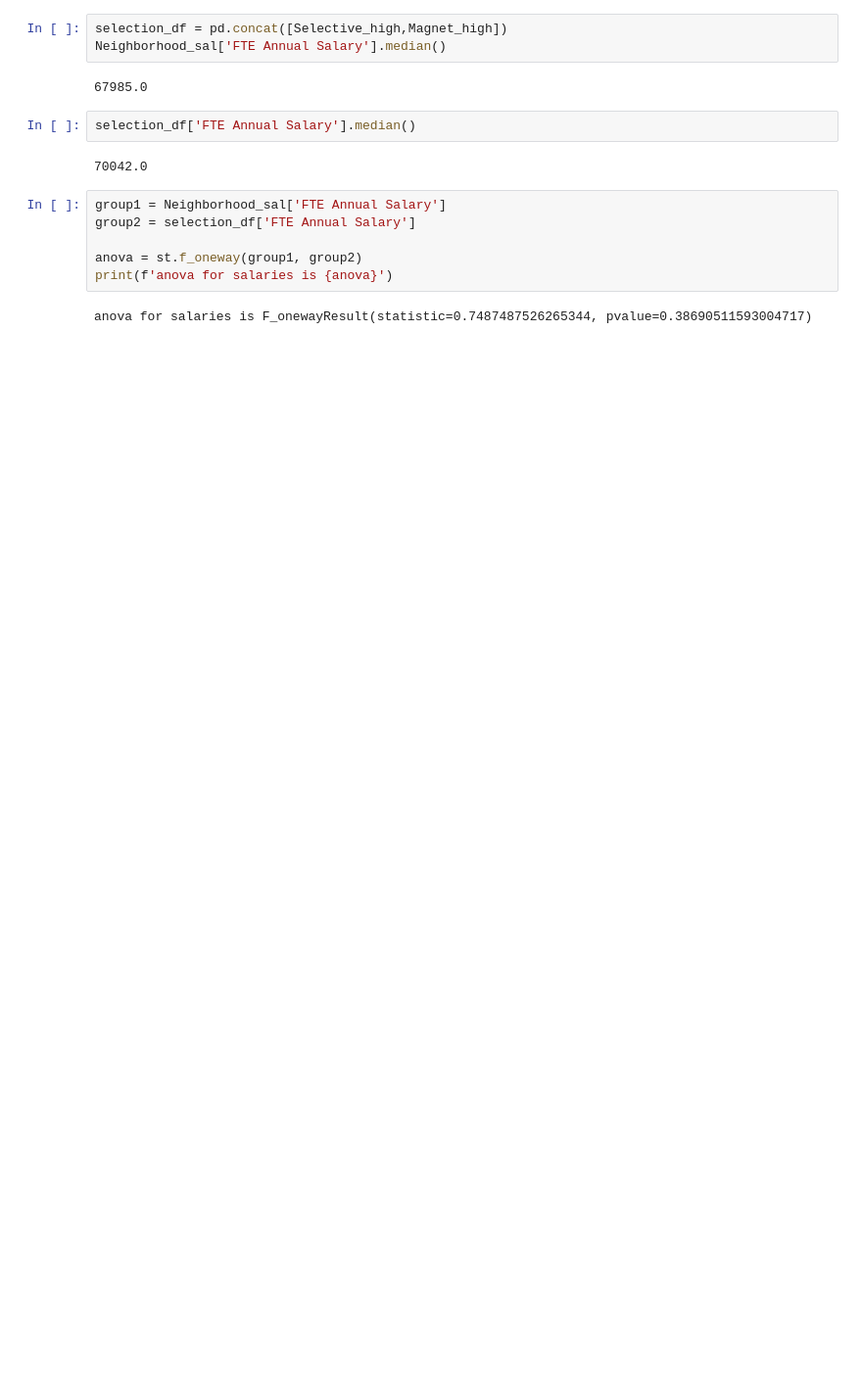
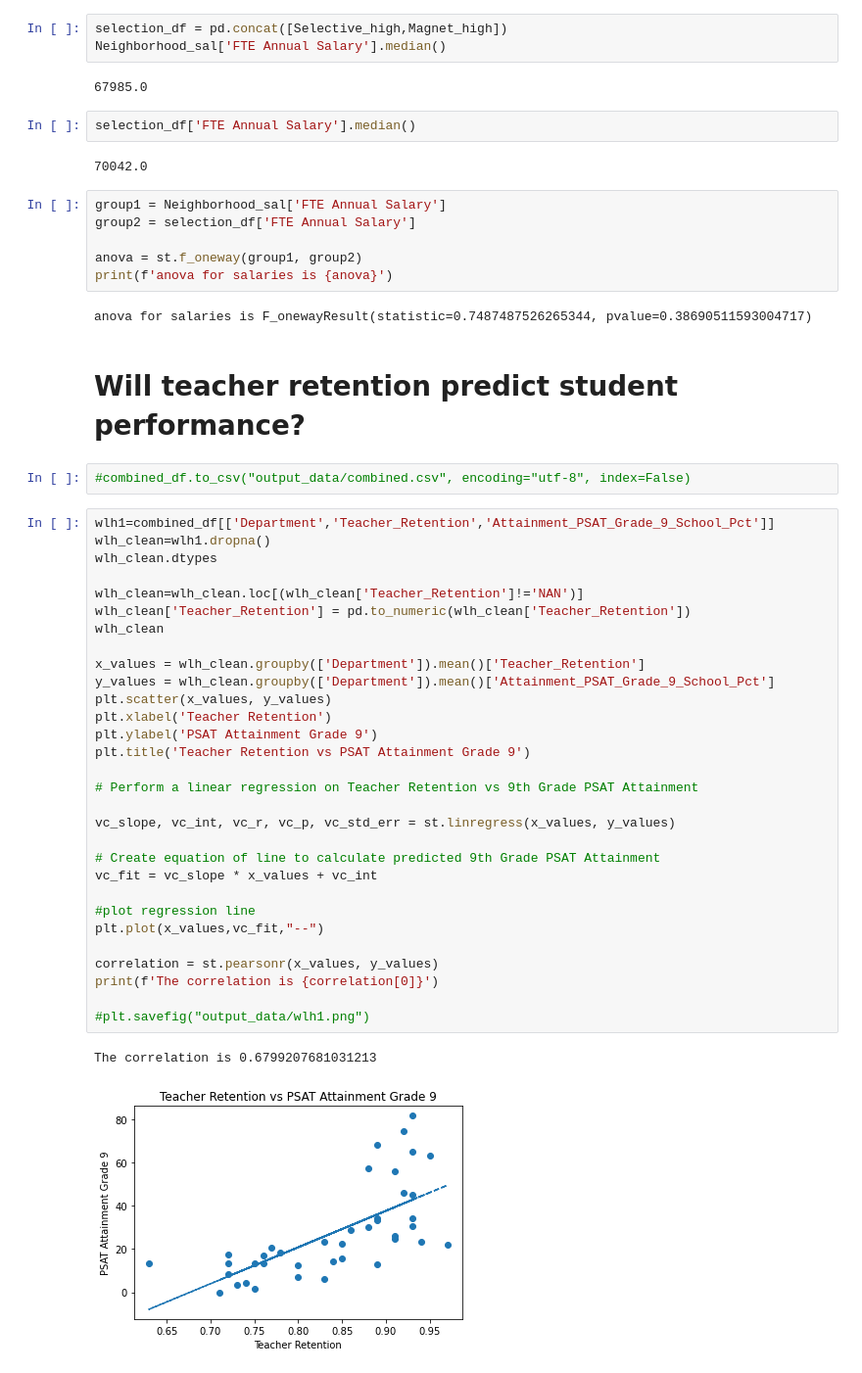
Before and after one commit to RiverJAM/CPS_Data_Analysis, a Jupyter notebook: Playing with Pies-Copy1.ipynb, the cells around one changed output. Shown at 98% size. Saved outputs shown, nothing was run; the diff lists cells and outputs as text; blank space fills up the shorter version.

Commit message:
combined code

```diff
--- a/Playing with Pies-Copy1.ipynb
+++ b/Playing with Pies-Copy1.ipynb
@@ -440,3 +470,40 @@ anova = st.f_oneway(group1, group2)
 print(f'anova for salaries is {anova}')
 # %% [output]
 anova for salaries is F_onewayResult(statistic=0.7487487526265344, pvalue=0.38690511593004717)
+# %% [markdown]
+# Will teacher retention predict student performance?
+# %%
+#combined_df.to_csv("output_data/combined.csv", encoding="utf-8", index=False)
+# %%
+wlh1=combined_df[['Department','Teacher_Retention','Attainment_PSAT_Grade_9_School_Pct']]
+wlh_clean=wlh1.dropna()
+wlh_clean.dtypes
+
+wlh_clean=wlh_clean.loc[(wlh_clean['Teacher_Retention']!='NAN')]
+wlh_clean['Teacher_Retention'] = pd.to_numeric(wlh_clean['Teacher_Retention'])
+wlh_clean
+
+x_values = wlh_clean.groupby(['Department']).mean()['Teacher_Retention']
+y_values = wlh_clean.groupby(['Department']).mean()['Attainment_PSAT_Grade_9_School_Pct']
+plt.scatter(x_values, y_values)
+plt.xlabel('Teacher Retention')
+plt.ylabel('PSAT Attainment Grade 9')
+plt.title('Teacher Retention vs PSAT Attainment Grade 9')
+
+# Perform a linear regression on Teacher Retention vs 9th Grade PSAT Attainment
+
+vc_slope, vc_int, vc_r, vc_p, vc_std_err = st.linregress(x_values, y_values)
+
+# Create equation of line to calculate predicted 9th Grade PSAT Attainment
+vc_fit = vc_slope * x_values + vc_int
+
+#plot regression line
+plt.plot(x_values,vc_fit,"--")
+
+correlation = st.pearsonr(x_values, y_values)
+print(f'The correlation is {correlation[0]}')
+
+#plt.savefig("output_data/wlh1.png")
+# %% [output]
+The correlation is 0.6799207681031213
+[figure, added]
```
Also changed, not shown: parts of 12 cells of this notebook, 10 other files.
